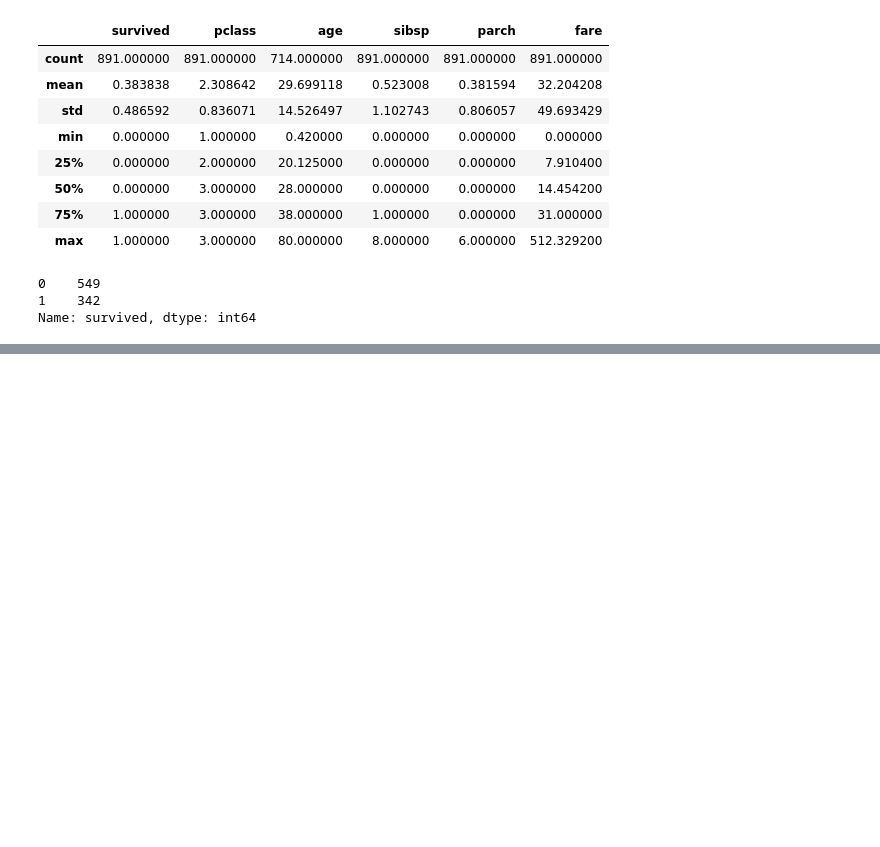
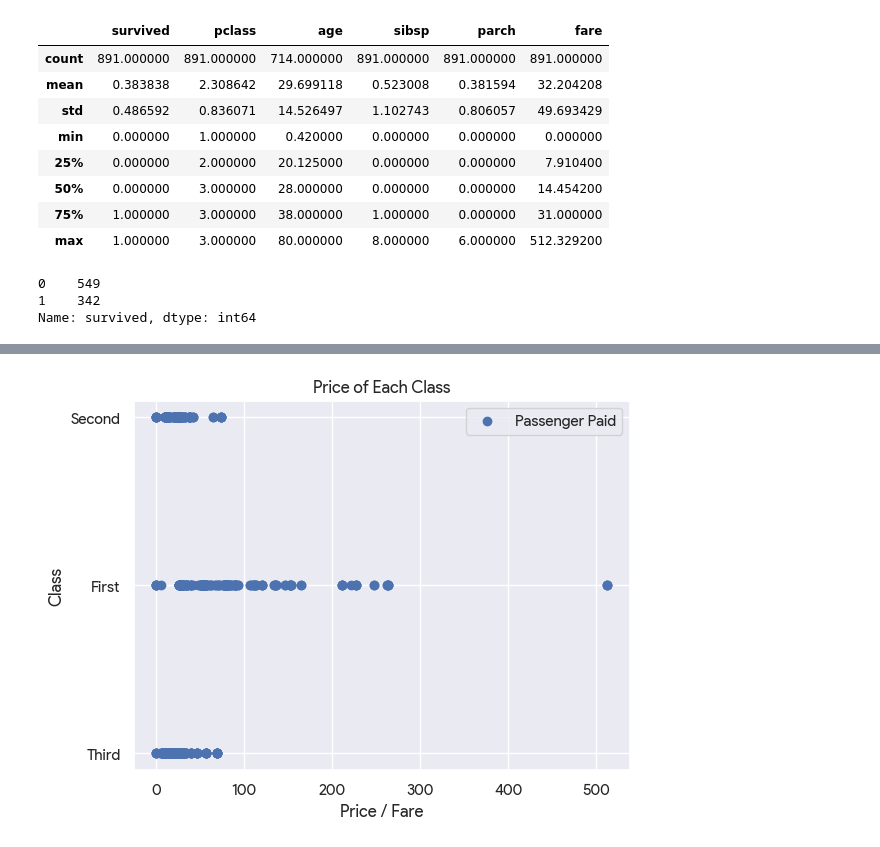
Before and after one commit to pcmsuh/kaggle, a Jupyter notebook: titanic/titanic-pcmsuh-003.ipynb, the cells around one changed output, grey strips where cells are left out. Saved outputs shown, nothing was run; the diff lists cells and outputs as text; code cells hidden in the pictures; blank space fills up the shorter version.

```diff
--- a/titanic/titanic-pcmsuh-003.ipynb
+++ b/titanic/titanic-pcmsuh-003.ipynb
@@ -90,0 +134,10 @@ plt.tight_layout()
+# %%
+# Plot the prices paid of each class
+plt.scatter(titanic['fare'], titanic['class'], label='Passenger Paid')
+plt.ylabel('Class')
+plt.xlabel('Price / Fare')
+plt.title('Price of Each Class')
+plt.legend()
+plt.show()
+# %% [output]
+[figure, added]
```
Also changed, not shown: parts of 11 cells of this notebook.
